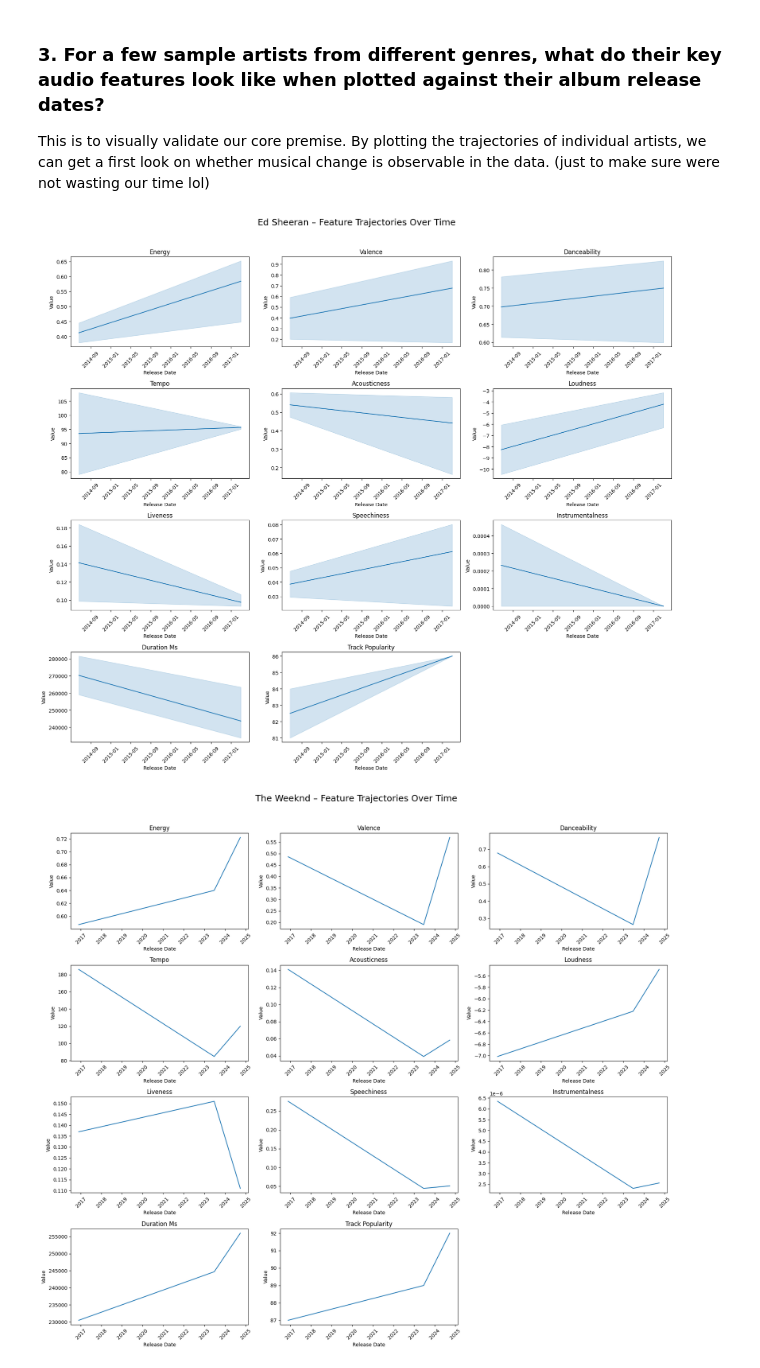
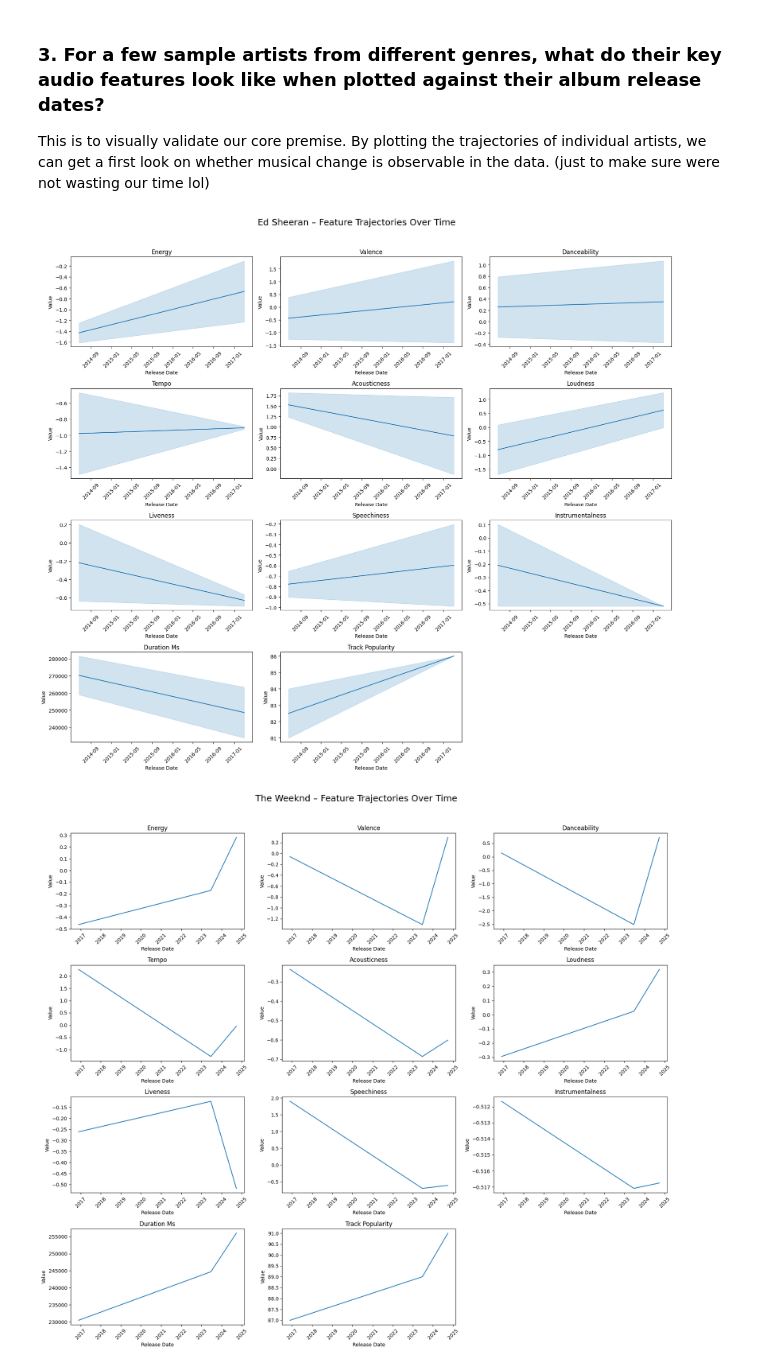
Before and after one commit to adg30/The-Sound-of-Change, a Jupyter notebook: main.ipynb, the cells around one changed output. Saved outputs shown, nothing was run; the diff lists cells and outputs as text; code cells hidden in the pictures.

```diff
--- a/main.ipynb
+++ b/main.ipynb
@@ -487,33 +488,33 @@ sample_artists = ['ed sheeran', 'the weeknd']
 features_to_track = [
     'energy', 'valence', 'danceability', 'tempo', 'acousticness', 'loudness',
     'liveness', 'speechiness', 'instrumentalness', 'duration_ms', 'track_popularity'
 ]
 
 for artist in sample_artists:
-    artist_df = df_cleaned[df_cleaned['track_artist'] == artist].copy()
+    artist_df = high_df_final_for_analysis[high_df_final_for_analysis['track_artist'] == artist].copy()
     artist_df = artist_df.sort_values('track_album_release_date')
 
     if artist_df.empty:
         print(f"⚠️ No data available for {artist.title()}")
         continue
 
     n = len(features_to_track)
     cols = 3
     rows = (n + cols - 1) // cols
 
     plt.figure(figsize=(18, rows * 4))
 
     for i, feature in enumerate(features_to_track, 1):
         plt.subplot(rows, cols, i)
         sns.lineplot(data=artist_df, x='track_album_release_date', y=feature)
         plt.title(feature.replace('_', ' ').title())
         plt.xlabel('Release Date')
         plt.ylabel('Value')
         plt.xticks(rotation=45)
 
     plt.suptitle(f'{artist.title()} – Feature Trajectories Over Time', fontsize=18)
     plt.tight_layout(rect=[0, 0, 1, 0.96])
     plt.show()
 # %% [output]
-[figure, old version]
+[figure, new version]
-[figure, old version]
+[figure, new version]
```
Also changed, not shown: parts of 6 cells of this notebook.
